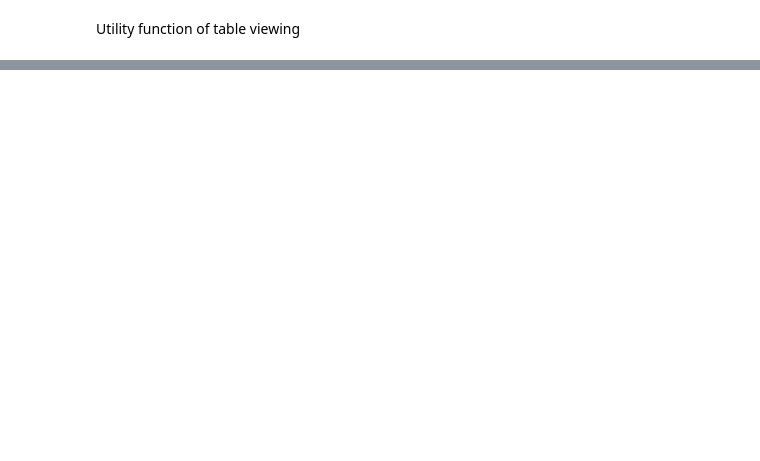
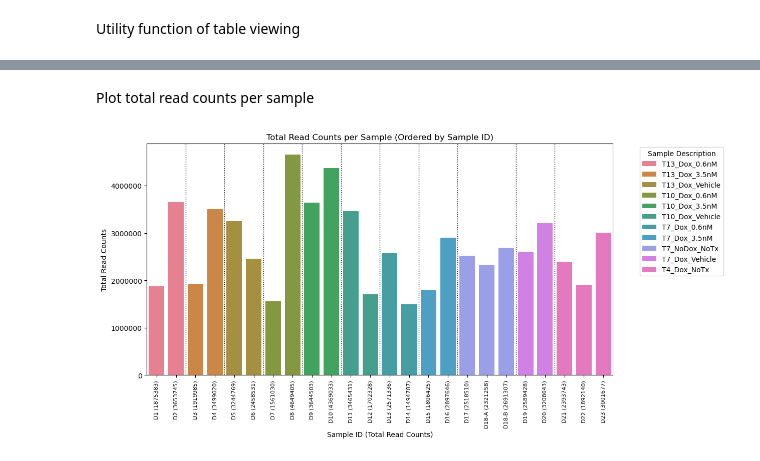
Before and after one commit to bli-rvmd/multi_shrna_barcoding, a Jupyter notebook: code/multi_shrna_screening_ap009.ipynb, the cells around one changed output, grey strips where cells are left out. Cells and saved outputs as stored; diff of their text form; code cells hidden in the pictures; blank space fills up the shorter version.

Commit message:
implemented code base of multi_shrna_screening_ap009.ipynb

```diff
--- a/code/multi_shrna_screening_ap009.ipynb
+++ b/code/multi_shrna_screening_ap009.ipynb
@@ -72,3 +95,15 @@ sd_df.columns = sd_df.columns.str.strip()
+# %%
+#### sample description xlsx file
+file_path_cellecta = "~/Documents/Projects/Multi_shRNA_screening_AP009/data/sample_description_rectified.xlsx"
+
+df_sd = pd.read_excel(file_path_cellecta, sheet_name='Sheet1')
+
+# Set the first row as column headers and remove it from the data
+df_sd.columns = df_sd.iloc[0]
+df_sd = df_sd[1:].reset_index(drop=True)
+
+# Rename columns to remove any unintended whitespace
+df_sd.columns = df_sd.columns.str.strip()
 # %% [markdown]
 Utility function of table viewing
 # %%
@@ -118,0 +205,4 @@ print(df.summary)
+# %%
+df_full = df_long.merge(df_sd[["Sample_ID", "Sample_Description", "Day_Tx", "Tx", "Dox", "Replicate"]],
+                        left_on = "Sample_ID", right_on = "Sample_ID", how = "left")
+df_full.to_csv("~/Documents/Projects/Multi_shRNA_screening_AP009/data/long_format_joint_count_data.csv", index = False)
@@ -118,0 +238,38 @@ print(df.summary)
+# %% [markdown]
+Plot total read counts per sample
+# %%
+# Aggregate total read counts per sample
+df_sample_counts_simple = df_full.groupby(["Sample_ID", "Sample_Description"])["Read_Counts"].sum().reset_index()
+
+# Ensure Sample_ID is sorted numerically rather than lexicographically
+df_sample_counts_simple["Sample_ID_Sort"] = df_sample_counts_simple["Sample_ID"].str.extract('(\d+)').astype(int)
+df_sample_counts_simple = df_sample_counts_simple.sort_values(by="Sample_ID_Sort").reset_index()
+
+# Modify Sample_ID labels to include total counts in parentheses
+df_sample_counts_simple["Sample_ID_Label"] = df_sample_counts_simple.apply(
+    lambda row: f"{row['Sample_ID']} ({int(row['Read_Counts'])})", axis=1
+)
+
+# Plot the bar chart with modified x-axis labels
+plt.figure(figsize=(12, 6))
+ax = sns.barplot(data=df_sample_counts_simple, x="Sample_ID_Label", y="Read_Counts", hue="Sample_Description", dodge=False)
+
+# Identify group transitions for adding vertical dotted lines
+prev_desc = None
+for index, row in df_sample_counts_simple.iterrows():
+    current_desc = row["Sample_Description"]
+    if prev_desc is not None and prev_desc != current_desc:
+        plt.axvline(x=index - 0.5, color="black", linestyle="dotted", linewidth=1)  # Add vertical separator
+    prev_desc = current_desc
+
+# Set y-axis to exact number format
+plt.ticklabel_format(style='plain', axis='y')  # Disable scientific notation
+
+plt.xticks(rotation=90, fontsize=8)
+plt.xlabel("Sample ID (Total Read Counts)")
+plt.ylabel("Total Read Counts")
+plt.title("Total Read Counts per Sample (Ordered by Sample ID)")
+plt.legend(title="Sample Description", bbox_to_anchor=(1.05, 1), loc='upper left')  # Move legend outside
+plt.show()
+# %% [output]
+[figure, added]
```
Also changed, not shown: parts of 59 cells of this notebook, 2 other files.
